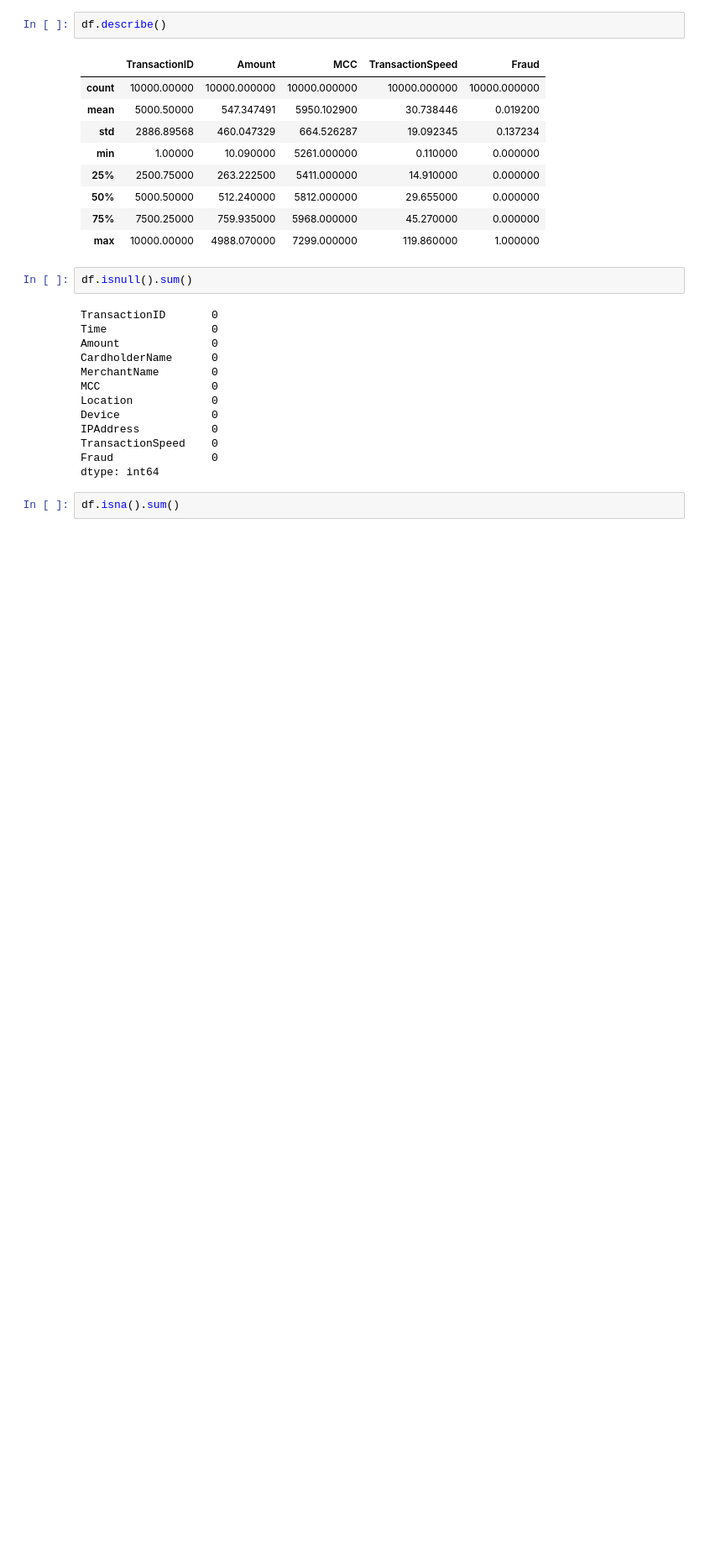
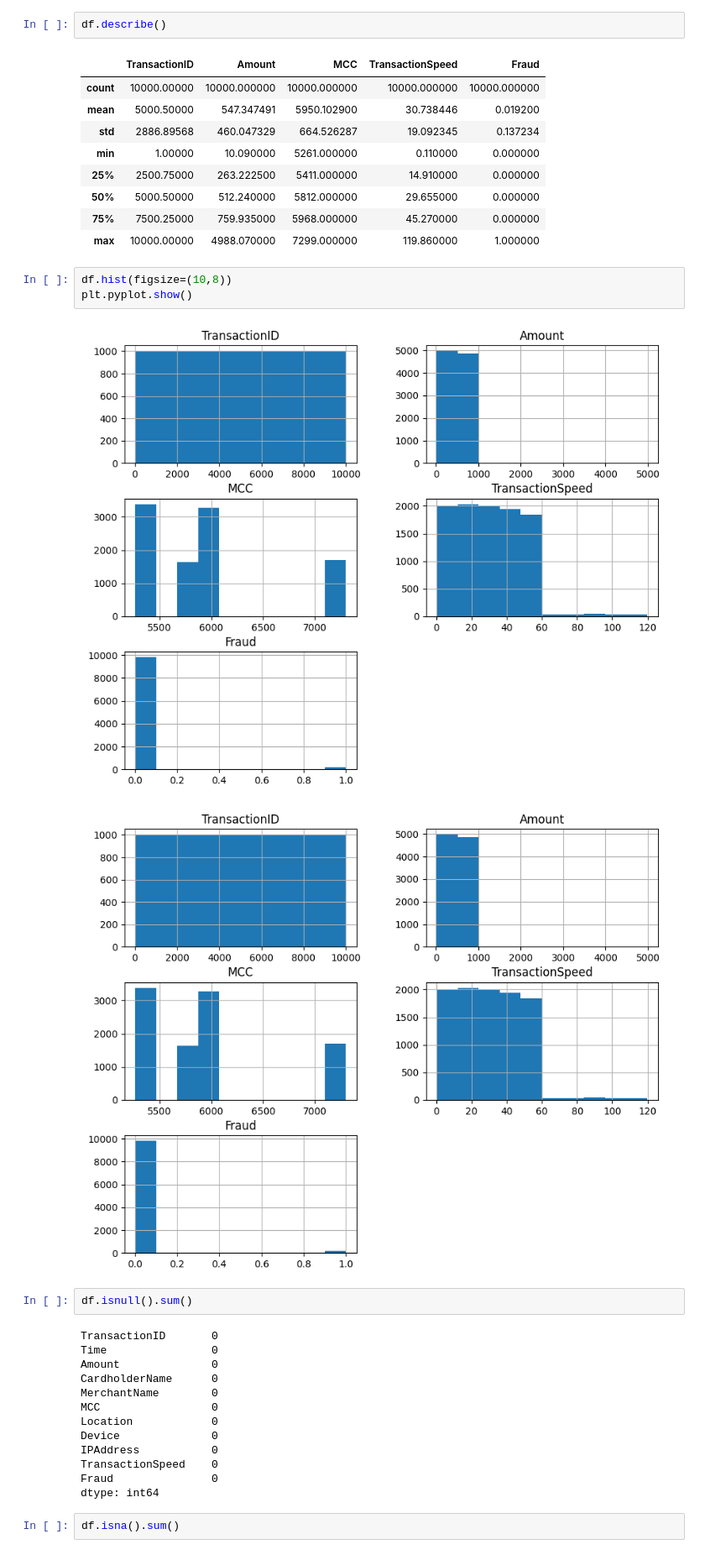
Before and after one commit to nakato156/TP-ML, a Jupyter notebook: notebooks/explore.ipynb, the cells around one changed output. Shown: that part at 84% size. Cells and saved outputs as stored; diff of their text form; blank space fills up the shorter version.

```diff
--- a/notebooks/explore.ipynb
+++ b/notebooks/explore.ipynb
@@ -22,6 +45,12 @@ df.describe()
 | 50% | 5000.50000 | 512.240000 | 5812.000000 | 29.655000 | 0.000000 |
 | 75% | 7500.25000 | 759.935000 | 5968.000000 | 45.270000 | 0.000000 |
 | max | 10000.00000 | 4988.070000 | 7299.000000 | 119.860000 | 1.000000 |
+# %%
+df.hist(figsize=(10,8))
+plt.pyplot.show()
+# %% [output]
+[figure, added]
+[figure, added]
 # %%
 df.isnull().sum()
 # %% [output]
```
Also changed, not shown: parts of 7 cells of this notebook, 1 other file.
